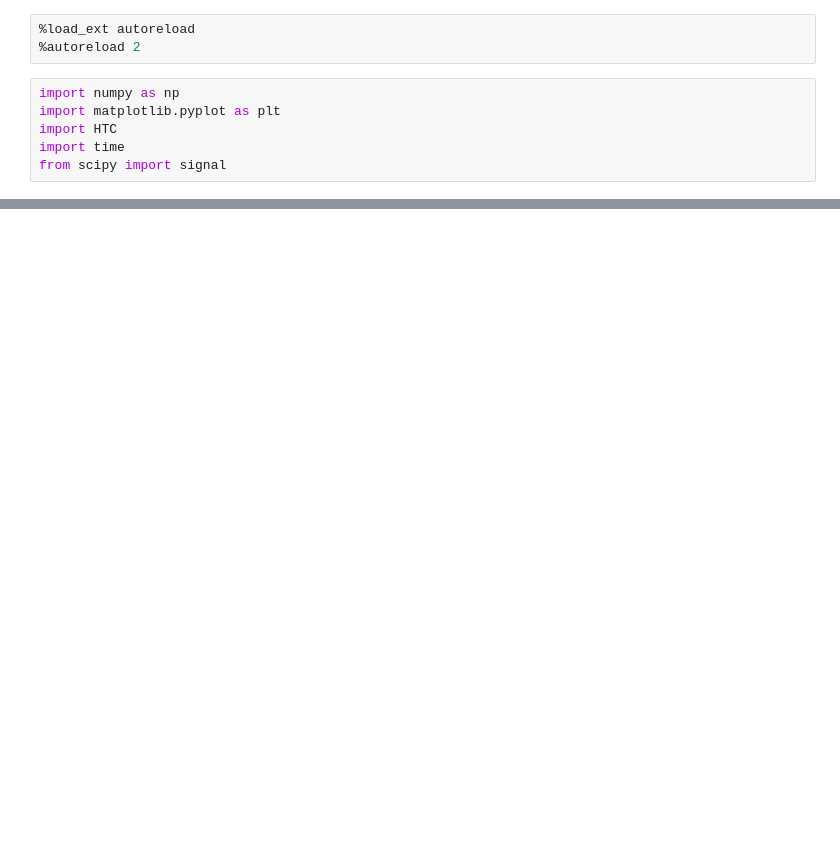
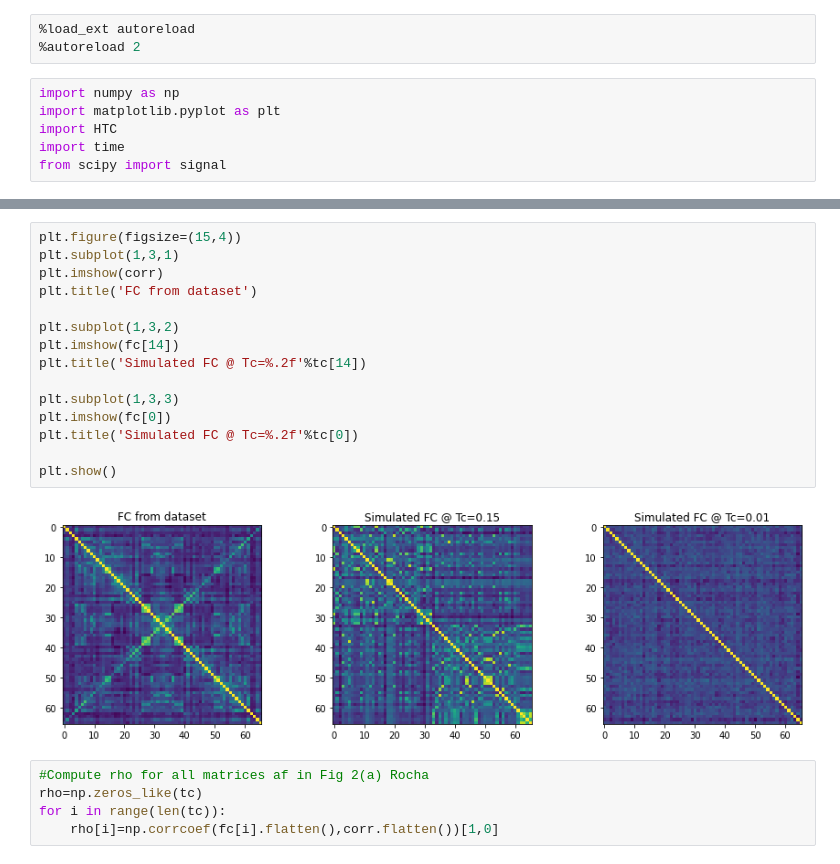
Before and after one commit to tommaso-bertola/TesiTriennale, a Jupyter notebook: Code/66 Neurons-FC Matrix.ipynb, the cells around one changed output, grey strips where cells are left out. Drawn from its saved outputs; the diff is of its cells as text; blank space fills up the shorter version.

```diff
--- a/Code/66 Neurons-FC Matrix.ipynb
+++ b/Code/66 Neurons-FC Matrix.ipynb
@@ -97,0 +66,22 @@ plt.show()
+# %%
+plt.figure(figsize=(15,4))
+plt.subplot(1,3,1)
+plt.imshow(corr)
+plt.title('FC from dataset')
+
+plt.subplot(1,3,2)
+plt.imshow(fc[14])
+plt.title('Simulated FC @ Tc=%.2f'%tc[14])
+
+plt.subplot(1,3,3)
+plt.imshow(fc[0])
+plt.title('Simulated FC @ Tc=%.2f'%tc[0])
+
+plt.show()
+# %% [output]
+[figure, added]
+# %%
+#Compute rho for all matrices af in Fig 2(a) Rocha
+rho=np.zeros_like(tc)
+for i in range(len(tc)):
+    rho[i]=np.corrcoef(fc[i].flatten(),corr.flatten())[1,0]
```
Also changed, not shown: parts of 12 cells of this notebook, 4 other files.
